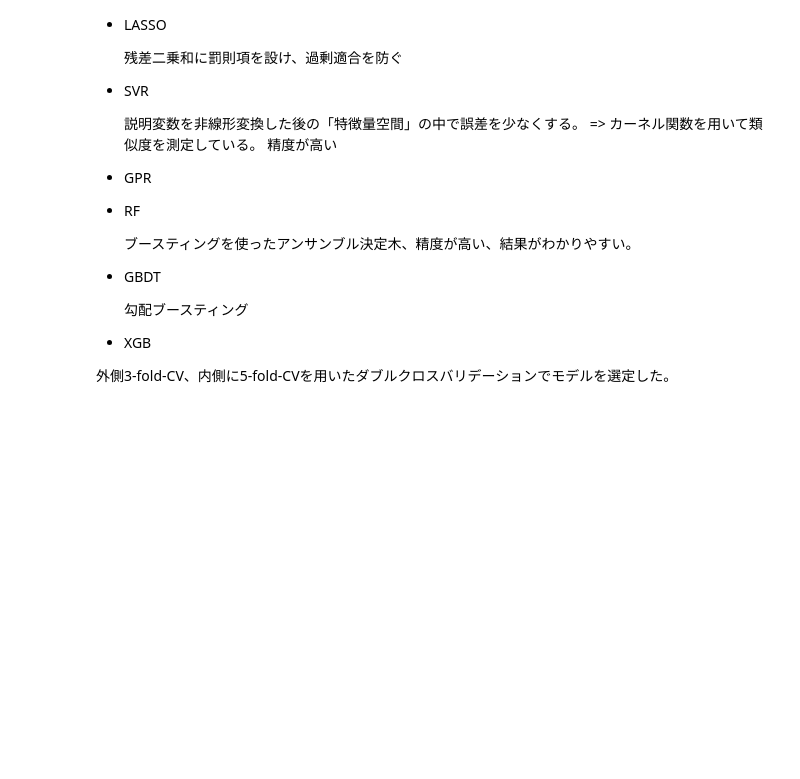
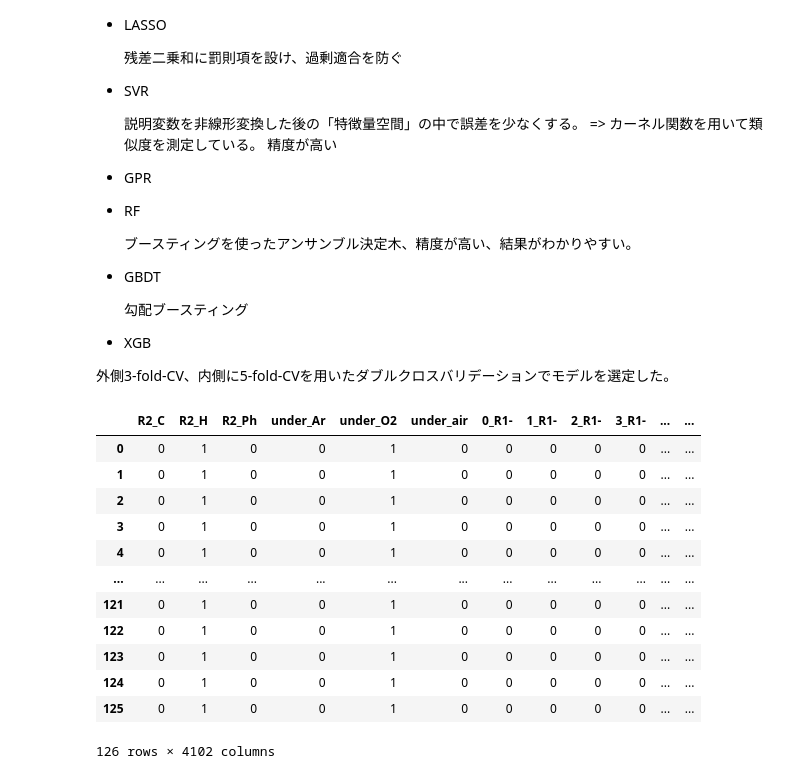
Before and after one commit to wwwyo/lab, a Jupyter notebook: exec_1114.ipynb, the cells around one changed output. Saved outputs shown, nothing was run; the diff lists cells and outputs as text; code cells hidden in the pictures; blank space fills up the shorter version.

```diff
--- a/exec_1114.ipynb
+++ b/exec_1114.ipynb
@@ -374,2 +365,19 @@ def plot_result(results, method, estimator):
     result.name = method
     return result
+# %%
+X_removed_promoter_and_others = pd.read_csv('X_removed_promoter_and_others.csv',index_col=0,header=0).iloc[:,1:]
+display(X_removed_promoter_and_others)
+# %% [output]
+|  | R2_C | R2_H | R2_Ph | under_Ar | under_O2 | under_air | 0_R1- | 1_R1- | 2_R1- | 3_R1- | ... | ... |
+| 0 | 0 | 1 | 0 | 0 | 1 | 0 | 0 | 0 | 0 | 0 | ... | ... |
+| 1 | 0 | 1 | 0 | 0 | 1 | 0 | 0 | 0 | 0 | 0 | ... | ... |
+| 2 | 0 | 1 | 0 | 0 | 1 | 0 | 0 | 0 | 0 | 0 | ... | ... |
+| 3 | 0 | 1 | 0 | 0 | 1 | 0 | 0 | 0 | 0 | 0 | ... | ... |
+| 4 | 0 | 1 | 0 | 0 | 1 | 0 | 0 | 0 | 0 | 0 | ... | ... |
+| ... | ... | ... | ... | ... | ... | ... | ... | ... | ... | ... | ... | ... |
+| 121 | 0 | 1 | 0 | 0 | 1 | 0 | 0 | 0 | 0 | 0 | ... | ... |
+| 122 | 0 | 1 | 0 | 0 | 1 | 0 | 0 | 0 | 0 | 0 | ... | ... |
+| 123 | 0 | 1 | 0 | 0 | 1 | 0 | 0 | 0 | 0 | 0 | ... | ... |
+| 124 | 0 | 1 | 0 | 0 | 1 | 0 | 0 | 0 | 0 | 0 | ... | ... |
+| 125 | 0 | 1 | 0 | 0 | 1 | 0 | 0 | 0 | 0 | 0 | ... | ... |
+126 rows × 4102 columns
```
Also changed, not shown: parts of 26 cells of this notebook, 12 other files.
